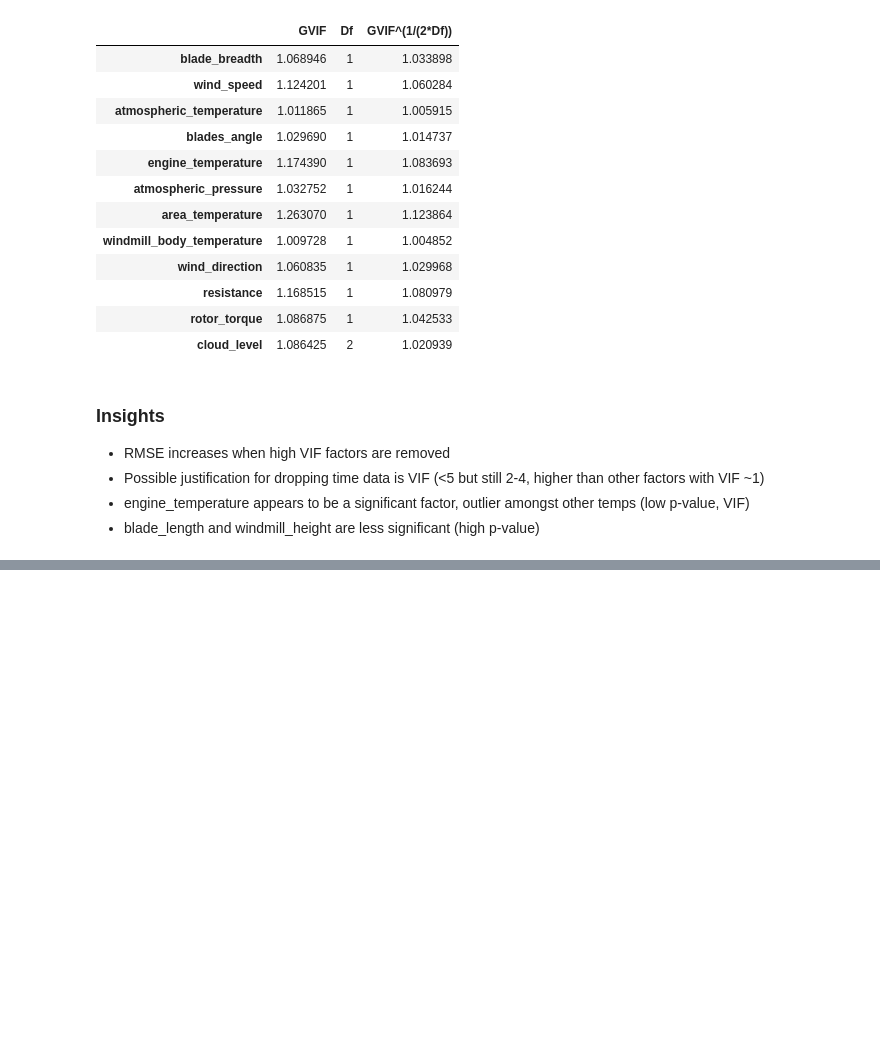
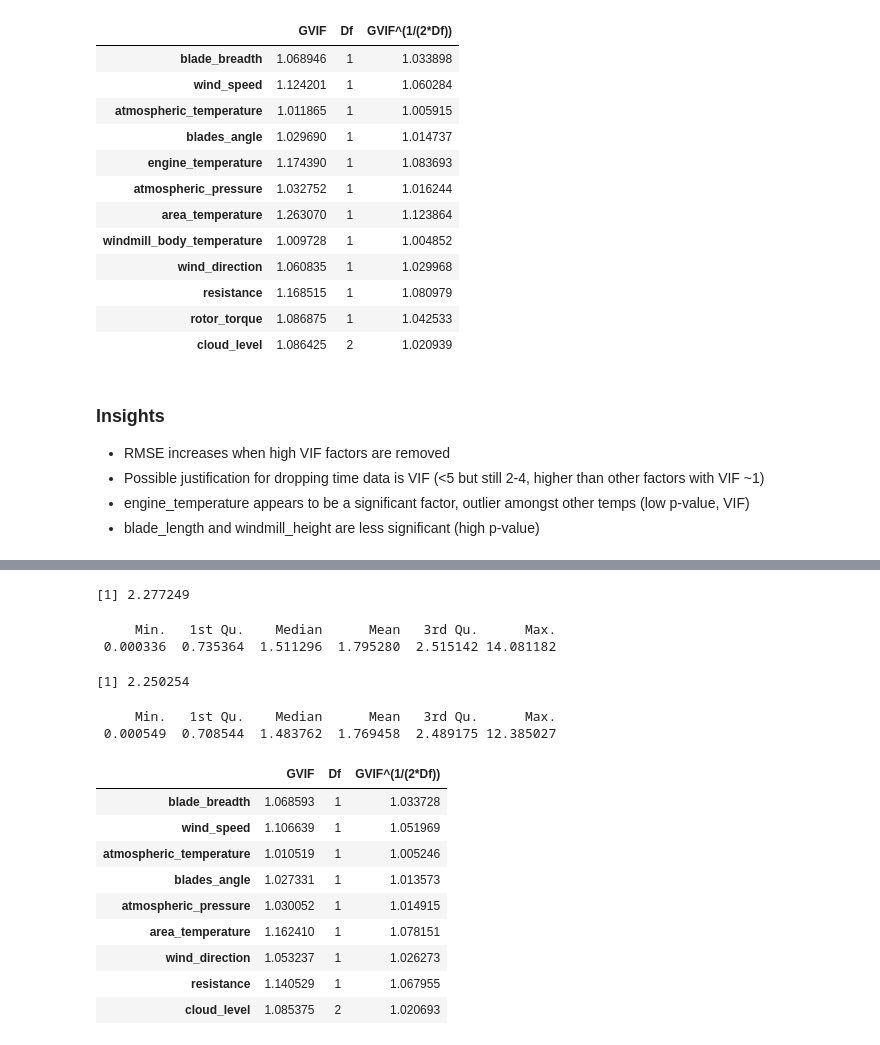
Before and after one commit to leakin185/windmill_power_generation_prediction, a Jupyter notebook: Nic/LR.ipynb, the cells around one changed output, grey strips where cells are left out. Cells and saved outputs as stored; diff of their text form; code cells hidden in the pictures; blank space fills up the shorter version.

Commit message:
Refine LR model

```diff
--- a/Nic/LR.ipynb
+++ b/Nic/LR.ipynb
@@ -806,0 +830,20 @@ vif(m3p)
+# %%
+# Develop model on m3p, excluding post-installation observations
+# observations: windmill_body_temperature, rotor_torque, engine_temperature
+m4 <- lm(windmill_generated_power ~ .
+         - year
+         - mday
+         - wday
+         - month
+         - hour
+         - motor_torque
+         - generator_temperature
+         - turbine_status
+         - shaft_temperature
+         - gearbox_temperature
+         - blade_length
+         - windmill_height
+         - windmill_body_temperature
+         - rotor_torque
+         - engine_temperature, data = trainset.imputation)
+summary(m4)
@@ -806,0 +868,36 @@ vif(m3p)
+# %%
+# Residuals = Error = Actual mpg - Model Predicted mpg
+RMSE.m4.train.imputation <- sqrt(mean(residuals(m4)^2))  # RMSE on trainset based on m5 model.
+print(RMSE.m4.train.imputation)
+summary(abs(residuals(m4)))  # Check Min Abs Error and Max Abs Error.
+# %% [output]
+[1] 2.277249
+     Min.   1st Qu.    Median      Mean   3rd Qu.      Max.
+ 0.000336  0.735364  1.511296  1.795280  2.515142 14.081182
+# %%
+# Apply model from trainset to predict on testset.
+predict.m4.test.imputation <- predict(m4, newdata = testset.imputation)
+testset.imputation.error <- testset.imputation$windmill_generated_power - predict.m4.test.imputation
+
+# Testset Errors
+RMSE.m4.test.imputation <- sqrt(mean(testset.imputation.error^2))
+print(RMSE.m4.test.imputation)
+summary(abs(testset.imputation.error))
+# %% [output]
+[1] 2.250254
+     Min.   1st Qu.    Median      Mean   3rd Qu.      Max.
+ 0.000549  0.708544  1.483762  1.769458  2.489175 12.385027
+# %%
+# Check for multicollinearity
+vif(m4)
+# %% [output]
+|  | GVIF | Df | GVIF^(1/(2*Df)) |
+| blade_breadth | 1.068593 | 1 | 1.033728 |
+| wind_speed | 1.106639 | 1 | 1.051969 |
+| atmospheric_temperature | 1.010519 | 1 | 1.005246 |
+| blades_angle | 1.027331 | 1 | 1.013573 |
+| atmospheric_pressure | 1.030052 | 1 | 1.014915 |
+| area_temperature | 1.162410 | 1 | 1.078151 |
+| wind_direction | 1.053237 | 1 | 1.026273 |
+| resistance | 1.140529 | 1 | 1.067955 |
+| cloud_level | 1.085375 | 2 | 1.020693 |
```
Also changed, not shown: parts of 5 cells of this notebook.
